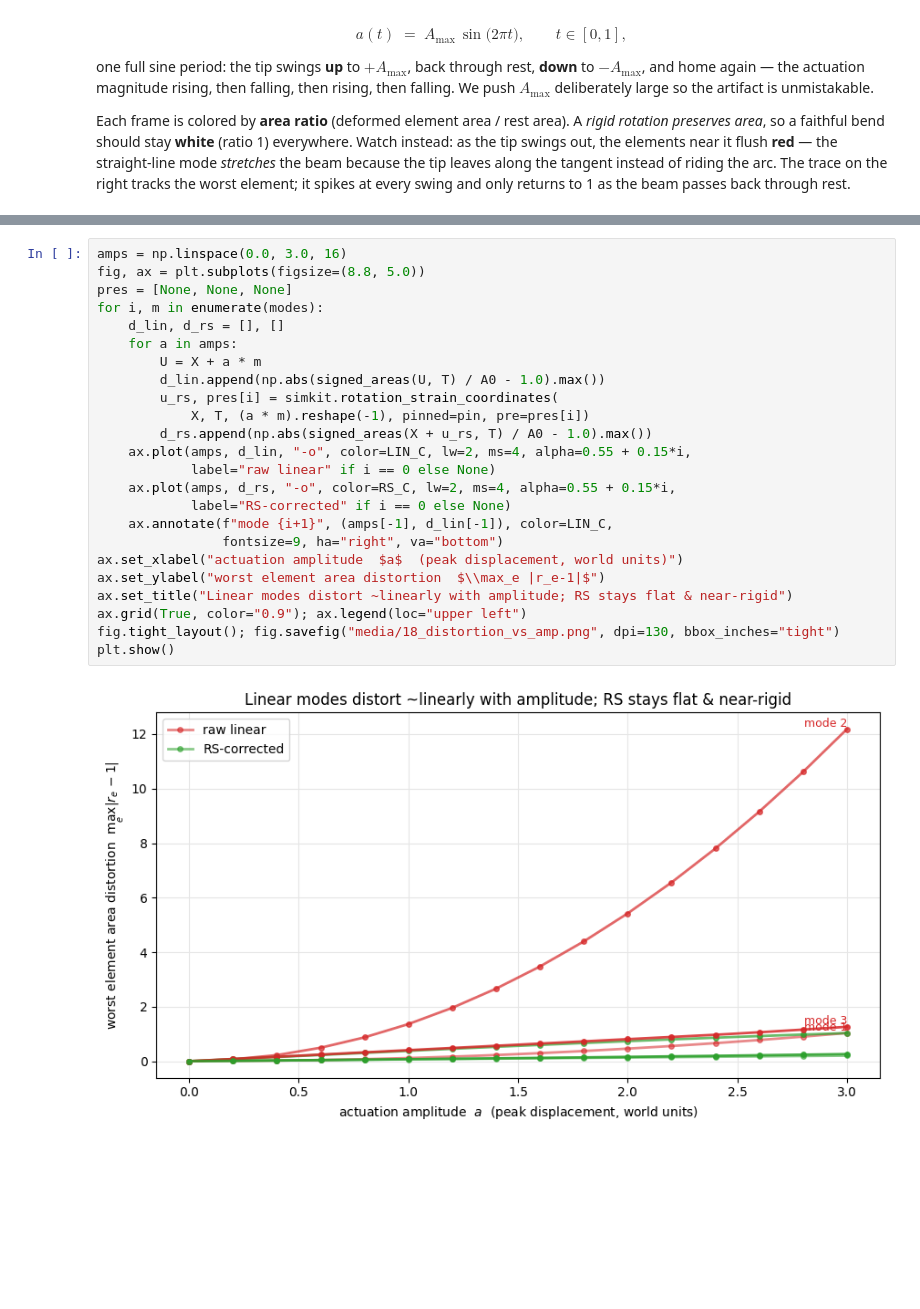
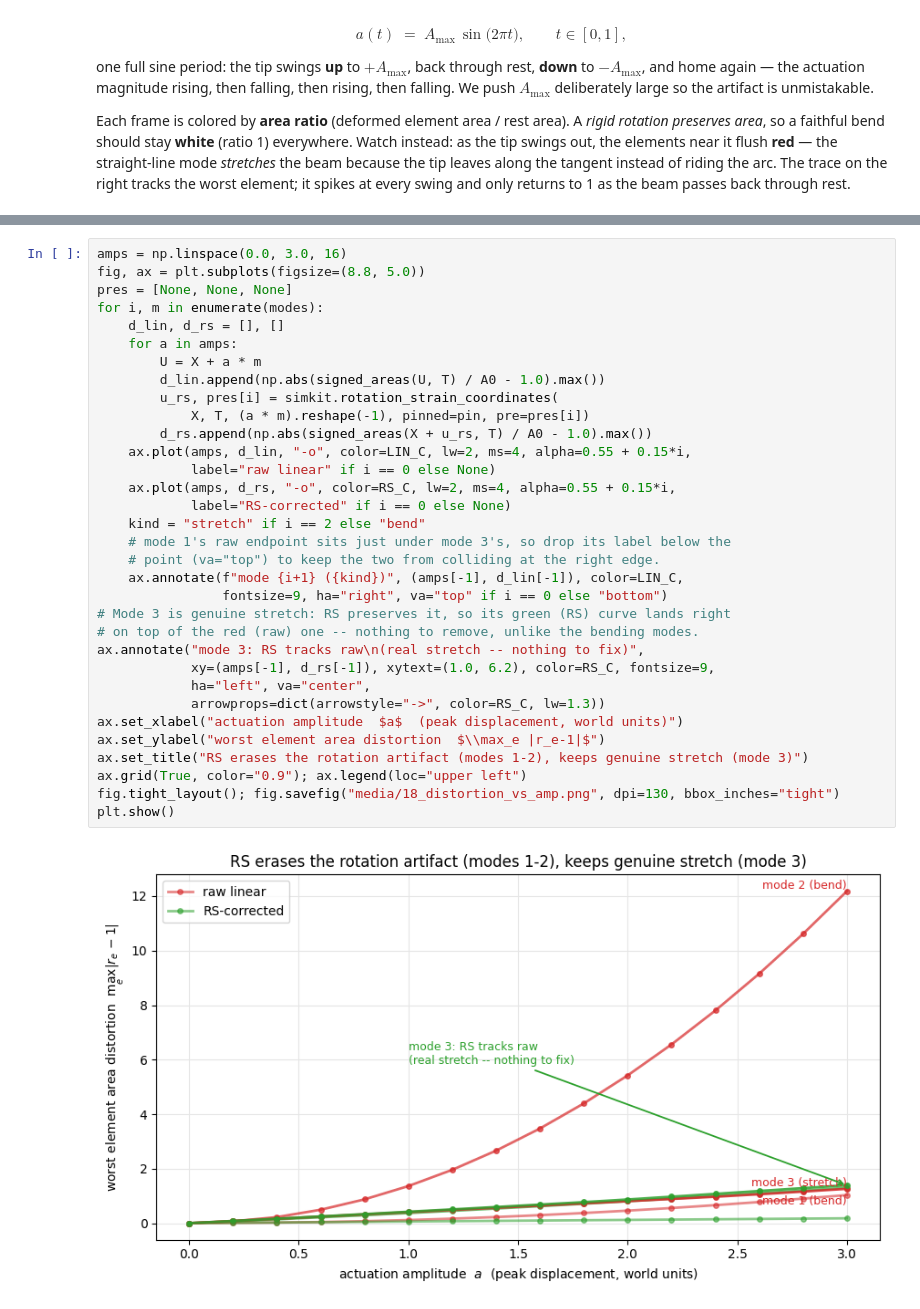
Before and after one commit to otmanon/simkit-tutorials, a Jupyter notebook: 18_rotation_strain_coordinates.ipynb, the cells around one changed output, grey strips where cells are left out. Cells and saved outputs as stored; diff of their text form; blank space fills up the shorter version.

```diff
--- a/18_rotation_strain_coordinates.ipynb
+++ b/18_rotation_strain_coordinates.ipynb
@@ -275,29 +311,38 @@ near-area-preserving no matter how hard we drive it.
 # %%
 amps = np.linspace(0.0, 3.0, 16)
 fig, ax = plt.subplots(figsize=(8.8, 5.0))
 pres = [None, None, None]
 for i, m in enumerate(modes):
     d_lin, d_rs = [], []
     for a in amps:
         U = X + a * m
         d_lin.append(np.abs(signed_areas(U, T) / A0 - 1.0).max())
         u_rs, pres[i] = simkit.rotation_strain_coordinates(
             X, T, (a * m).reshape(-1), pinned=pin, pre=pres[i])
         d_rs.append(np.abs(signed_areas(X + u_rs, T) / A0 - 1.0).max())
     ax.plot(amps, d_lin, "-o", color=LIN_C, lw=2, ms=4, alpha=0.55 + 0.15*i,
             label="raw linear" if i == 0 else None)
     ax.plot(amps, d_rs, "-o", color=RS_C, lw=2, ms=4, alpha=0.55 + 0.15*i,
             label="RS-corrected" if i == 0 else None)
-    ax.annotate(f"mode {i+1}", (amps[-1], d_lin[-1]), color=LIN_C,
-                fontsize=9, ha="right", va="bottom")
+    kind = "stretch" if i == 2 else "bend"
+    # mode 1's raw endpoint sits just under mode 3's, so drop its label below the
+    # point (va="top") to keep the two from colliding at the right edge.
+    ax.annotate(f"mode {i+1} ({kind})", (amps[-1], d_lin[-1]), color=LIN_C,
+                fontsize=9, ha="right", va="top" if i == 0 else "bottom")
+# Mode 3 is genuine stretch: RS preserves it, so its green (RS) curve lands right
+# on top of the red (raw) one -- nothing to remove, unlike the bending modes.
+ax.annotate("mode 3: RS tracks raw\n(real stretch -- nothing to fix)",
+            xy=(amps[-1], d_rs[-1]), xytext=(1.0, 6.2), color=RS_C, fontsize=9,
+            ha="left", va="center",
+            arrowprops=dict(arrowstyle="->", color=RS_C, lw=1.3))
 ax.set_xlabel("actuation amplitude  $a$  (peak displacement, world units)")
 ax.set_ylabel("worst element area distortion  $\\max_e |r_e-1|$")
-ax.set_title("Linear modes distort ~linearly with amplitude; RS stays flat & near-rigid")
+ax.set_title("RS erases the rotation artifact (modes 1-2), keeps genuine stretch (mode 3)")
 ax.grid(True, color="0.9"); ax.legend(loc="upper left")
 fig.tight_layout(); fig.savefig("media/18_distortion_vs_amp.png", dpi=130, bbox_inches="tight")
 plt.show()
 # %% [output]
-[figure, old version]
+[figure, new version]
 # %% [markdown]
 ### Takeaways
 
```
Also changed, not shown: parts of 6 cells of this notebook, 3 other files.
